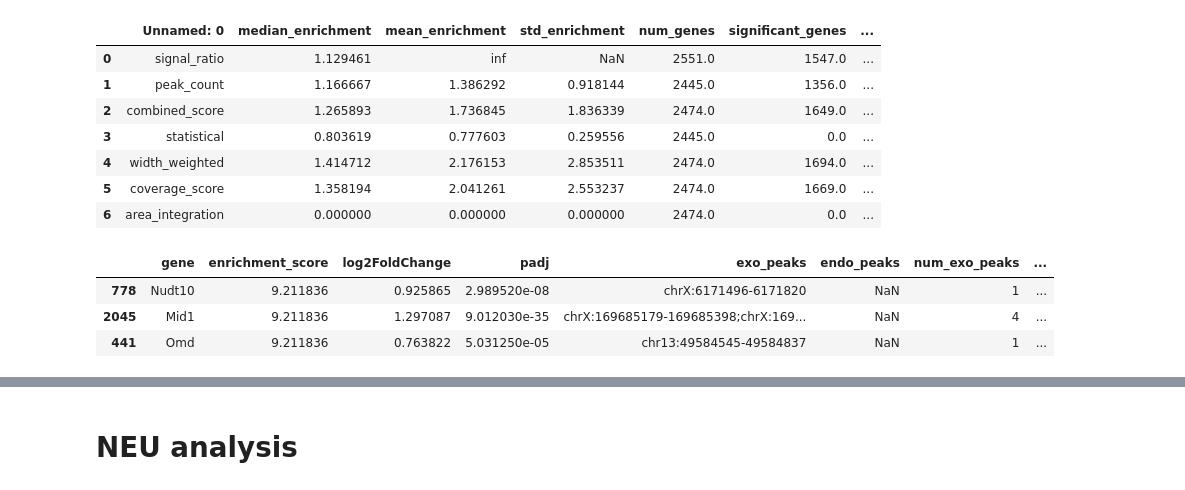
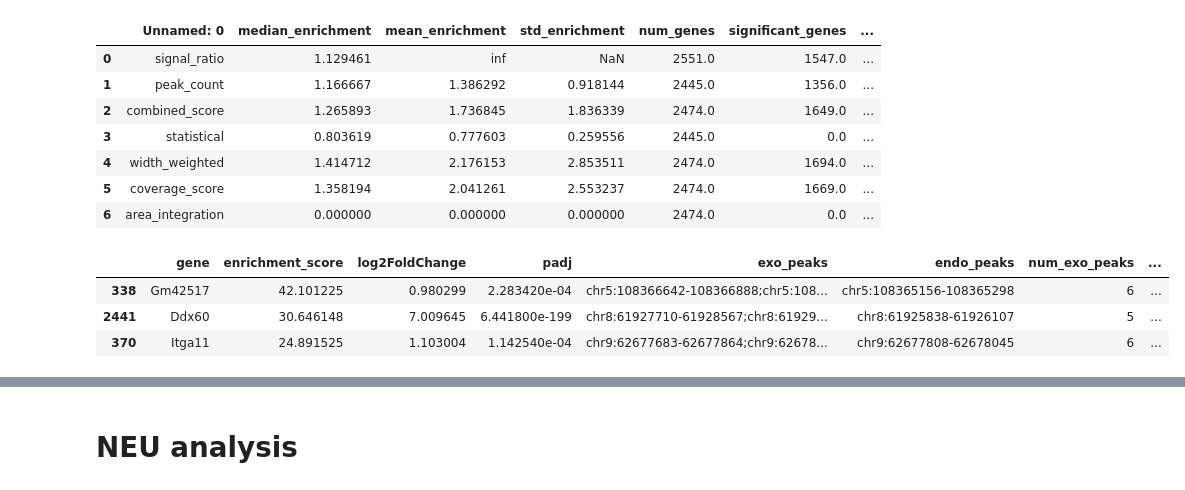
Before and after one commit to michal7kw/SRF_MeCP2_CUTandTAG, a Jupyter notebook: iterative_alternative/Genes_list.ipynb, the cells around one changed output, grey strips where cells are left out. Cells and saved outputs as stored; diff of their text form; code cells hidden in the pictures.

```diff
--- a/iterative_alternative/Genes_list.ipynb
+++ b/iterative_alternative/Genes_list.ipynb
@@ -124,6 +150,7 @@ plt.hist(nsc_signal_ratio_1.enrichment_score);
 # %%
 nsc_area_integration_2 = pd.read_csv('results_alternative/enrichment_area_integration_NSC.csv')
 nsc_combined_score_2 = pd.read_csv('results_alternative/enrichment_combined_score_NSC.csv')
+nsc_coverage_score_2 = pd.read_csv('results_alternative/enrichment_coverage_score_NSC.csv')
 nsc_peak_count_2 = pd.read_csv('results_alternative/enrichment_peak_count_NSC.csv')
 nsc_signal_ratio_2 = pd.read_csv('results_alternative/enrichment_signal_ratio_NSC.csv')
 nsc_statistical_2 = pd.read_csv('results_alternative/enrichment_statistical_NSC.csv')
@@ -146,6 +173,7 @@ nsc_signal_ratio_2.replace([np.inf, -np.inf], np.nanmax(nsc_signal_ratio_2.enric
 # %%
 nsc_area_integration_2 = nsc_area_integration_2.sort_values(by=['enrichment_score'], ascending=False)
 nsc_combined_score_2 = nsc_combined_score_2.sort_values(by=['enrichment_score'], ascending=False)
+nsc_coverage_score_2 = nsc_coverage_score_2.sort_values(by=['enrichment_score'], ascending=False)
 nsc_peak_count_2 = nsc_peak_count_2.sort_values(by=['enrichment_score'], ascending=False)
 nsc_signal_ratio_2 = nsc_signal_ratio_2.sort_values(by=['enrichment_score'], ascending=False)
 nsc_statistical_2 = nsc_statistical_2.sort_values(by=['enrichment_score'], ascending=False)
@@ -153,7 +190,7 @@ nsc_width_weighted_2 = nsc_width_weighted_2.sort_values(by=['enrichment_score'],
 # %%
-nsc_signal_ratio_2.head(3)
+nsc_coverage_score_2.head(3)
 # %% [output]
 |  | gene | enrichment_score | log2FoldChange | padj | exo_peaks | endo_peaks | num_exo_peaks | ... |
-| 778 | Nudt10 | 9.211836 | 0.925865 | 2.989520e-08 | chrX:6171496-6171820 | NaN | 1 | ... |
-| 2045 | Mid1 | 9.211836 | 1.297087 | 9.012030e-35 | chrX:169685179-169685398;chrX:169... | NaN | 4 | ... |
-| 441 | Omd | 9.211836 | 0.763822 | 5.031250e-05 | chr13:49584545-49584837 | NaN | 1 | ... |
+| 338 | Gm42517 | 42.101225 | 0.980299 | 2.283420e-04 | chr5:108366642-108366888;chr5:108... | chr5:108365156-108365298 | 6 | ... |
+| 2441 | Ddx60 | 30.646148 | 7.009645 | 6.441800e-199 | chr8:61927710-61928567;chr8:61929... | chr8:61925838-61926107 | 5 | ... |
+| 370 | Itga11 | 24.891525 | 1.103004 | 1.142540e-04 | chr9:62677683-62677864;chr9:62678... | chr9:62677808-62678045 | 6 | ... |
```
Also changed, not shown: parts of 28 cells of this notebook, 10 other files.
